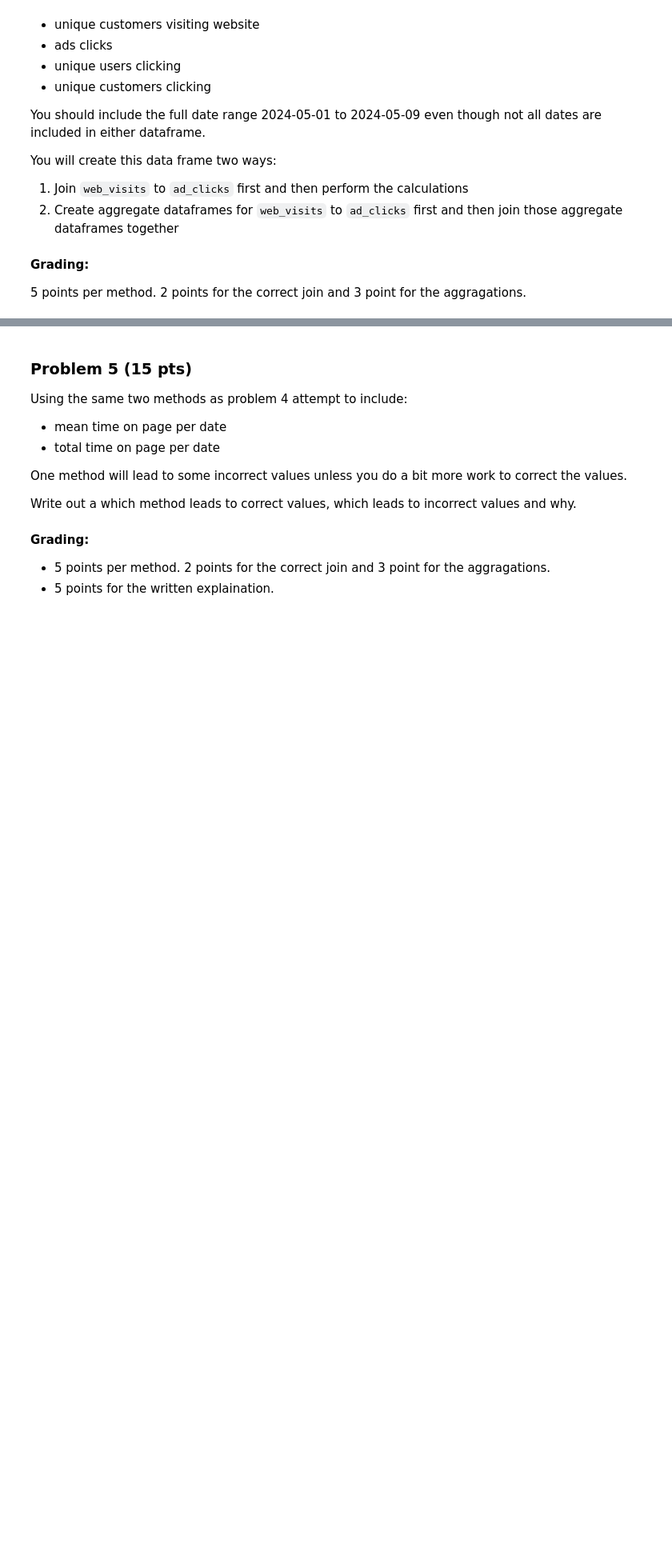
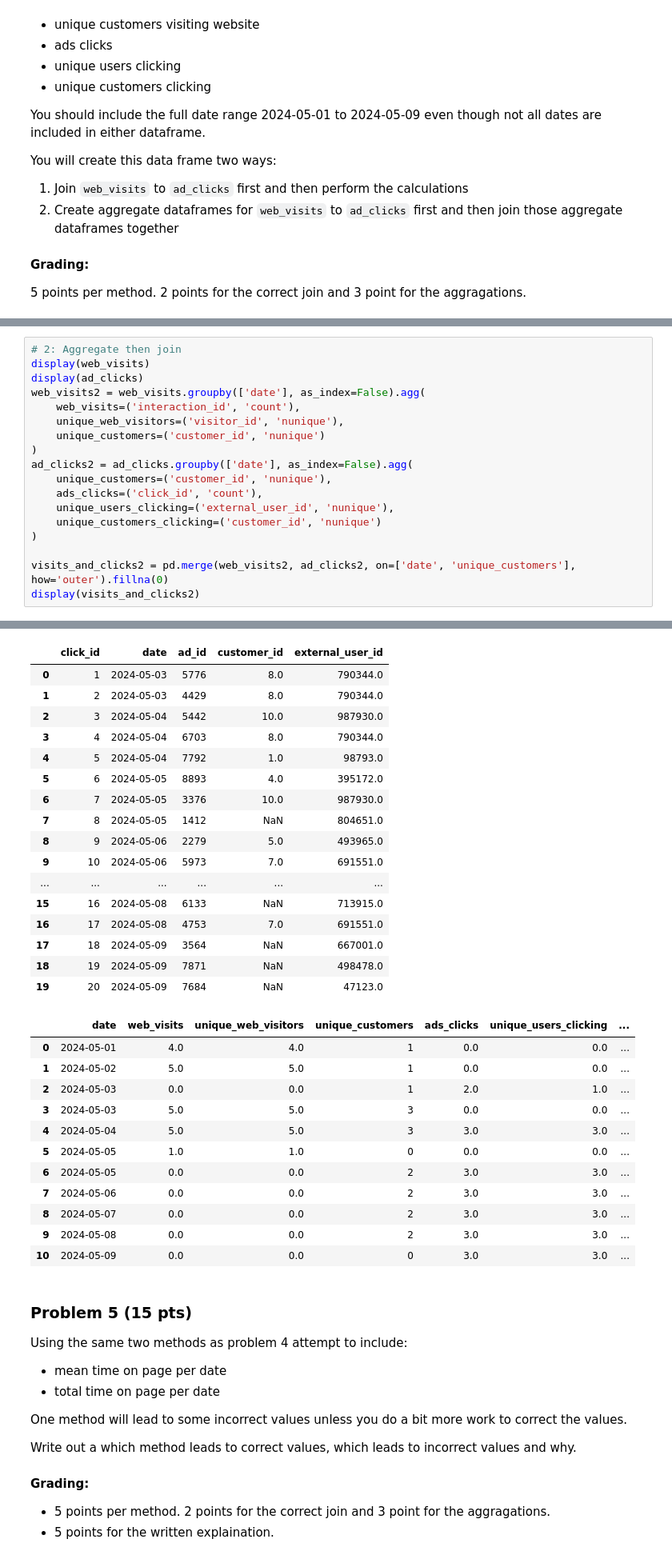
Before and after one commit to oi12bu/AD450, a Jupyter notebook: week_10_agg.ipynb, the cells around one changed output, grey strips where cells are left out. Shown at 80% size. Drawn from its saved outputs; the diff is of its cells as text; blank space fills up the shorter version.

```diff
--- a/week_10_agg.ipynb
+++ b/week_10_agg.ipynb
@@ -278,0 +304,19 @@ You will create this data frame two ways:
+# %%
+# 2: Aggregate then join
+display(web_visits)
+display(ad_clicks)
+web_visits2 = web_visits.groupby(['date'], as_index=False).agg(
+    web_visits=('interaction_id', 'count'),
+    unique_web_visitors=('visitor_id', 'nunique'),
+    unique_customers=('customer_id', 'nunique')
+)
+ad_clicks2 = ad_clicks.groupby(['date'], as_index=False).agg(
+    unique_customers=('customer_id', 'nunique'),
+    ads_clicks=('click_id', 'count'),
+    unique_users_clicking=('external_user_id', 'nunique'),
+    unique_customers_clicking=('customer_id', 'nunique')
+)
+
+visits_and_clicks2 = pd.merge(web_visits2, ad_clicks2, on=['date', 'unique_customers'], how='outer').fillna(0)
+display(visits_and_clicks2)
+# %% [output]
@@ -279,3 +340,32 @@ You will create this data frame two ways:
+|  | click_id | date | ad_id | customer_id | external_user_id |
+| 0 | 1 | 2024-05-03 | 5776 | 8.0 | 790344.0 |
+| 1 | 2 | 2024-05-03 | 4429 | 8.0 | 790344.0 |
+| 2 | 3 | 2024-05-04 | 5442 | 10.0 | 987930.0 |
+| 3 | 4 | 2024-05-04 | 6703 | 8.0 | 790344.0 |
+| 4 | 5 | 2024-05-04 | 7792 | 1.0 | 98793.0 |
+| 5 | 6 | 2024-05-05 | 8893 | 4.0 | 395172.0 |
+| 6 | 7 | 2024-05-05 | 3376 | 10.0 | 987930.0 |
+| 7 | 8 | 2024-05-05 | 1412 | NaN | 804651.0 |
+| 8 | 9 | 2024-05-06 | 2279 | 5.0 | 493965.0 |
+| 9 | 10 | 2024-05-06 | 5973 | 7.0 | 691551.0 |
+| ... | ... | ... | ... | ... | ... |
+| 15 | 16 | 2024-05-08 | 6133 | NaN | 713915.0 |
+| 16 | 17 | 2024-05-08 | 4753 | 7.0 | 691551.0 |
+| 17 | 18 | 2024-05-09 | 3564 | NaN | 667001.0 |
+| 18 | 19 | 2024-05-09 | 7871 | NaN | 498478.0 |
+| 19 | 20 | 2024-05-09 | 7684 | NaN | 47123.0 |
+|  | date | web_visits | unique_web_visitors | unique_customers | ads_clicks | unique_users_clicking | ... |
+| 0 | 2024-05-01 | 4.0 | 4.0 | 1 | 0.0 | 0.0 | ... |
+| 1 | 2024-05-02 | 5.0 | 5.0 | 1 | 0.0 | 0.0 | ... |
+| 2 | 2024-05-03 | 0.0 | 0.0 | 1 | 2.0 | 1.0 | ... |
+| 3 | 2024-05-03 | 5.0 | 5.0 | 3 | 0.0 | 0.0 | ... |
+| 4 | 2024-05-04 | 5.0 | 5.0 | 3 | 3.0 | 3.0 | ... |
+| 5 | 2024-05-05 | 1.0 | 1.0 | 0 | 0.0 | 0.0 | ... |
+| 6 | 2024-05-05 | 0.0 | 0.0 | 2 | 3.0 | 3.0 | ... |
+| 7 | 2024-05-06 | 0.0 | 0.0 | 2 | 3.0 | 3.0 | ... |
+| 8 | 2024-05-07 | 0.0 | 0.0 | 2 | 3.0 | 3.0 | ... |
+| 9 | 2024-05-08 | 0.0 | 0.0 | 2 | 3.0 | 3.0 | ... |
+| 10 | 2024-05-09 | 0.0 | 0.0 | 0 | 3.0 | 3.0 | ... |
 # %% [markdown]
 ### Problem 5 (15 pts)
 
```
Also changed, not shown: parts of 2 cells of this notebook.
